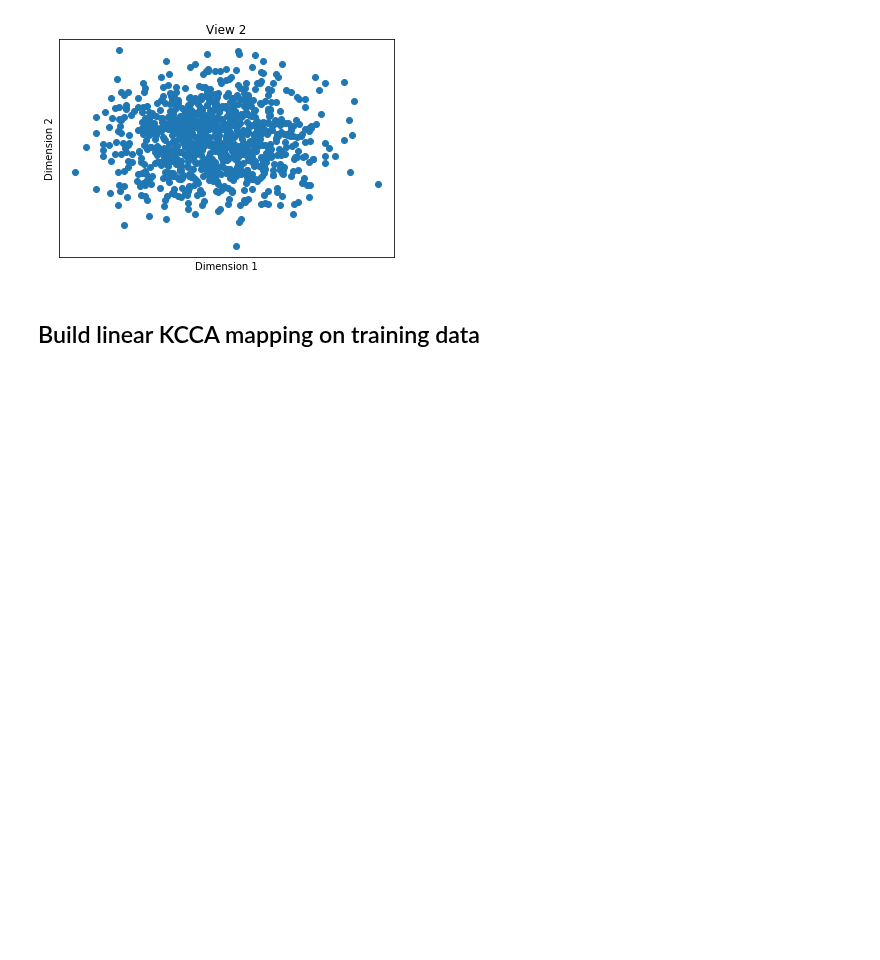
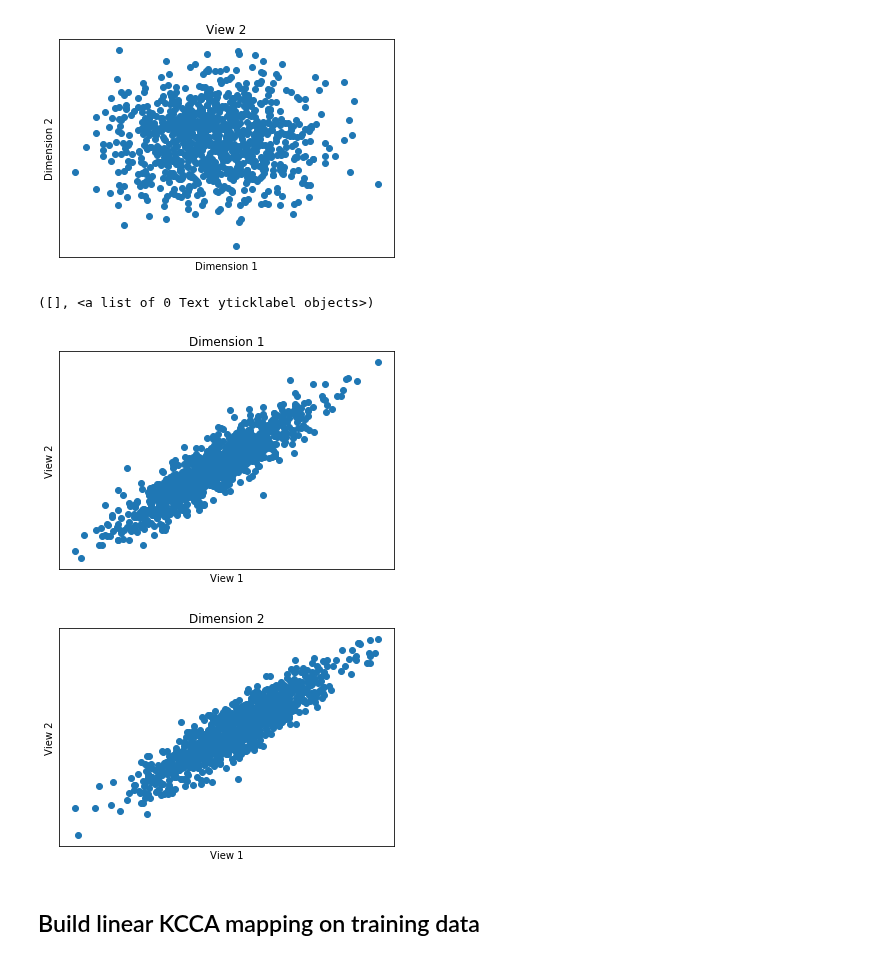
Before and after one commit to mvlearn/mvlearn, a Jupyter notebook: docs/tutorials/embed/linear_kcca_validation_tutorial.ipynb, the cells around one changed output. Cells and saved outputs as stored; diff of their text form; code cells hidden in the pictures; blank space fills up the shorter version.

Commit message:
added high dimensional case with kcca and cca

```diff
--- a/docs/tutorials/embed/linear_kcca_validation_tutorial.ipynb
+++ b/docs/tutorials/embed/linear_kcca_validation_tutorial.ipynb
@@ -59,6 +61,27 @@ plt.yticks([])
 ([], <a list of 0 Text yticklabel objects>)
 [figure]
 [figure]
+# %%
+# We plot dimensions of both views to further show that the first two dimensions are linearly correlated
+fig = plt.figure()
+plt.scatter(view1[:,0],view2[:,0])
+plt.title('Dimension 1')
+plt.xlabel('View 1')
+plt.ylabel('View 2')
+plt.xticks([])
+plt.yticks([])
+
+fig = plt.figure()
+plt.scatter(view1[:,1],view2[:,1])
+plt.title('Dimension 2')
+plt.xlabel('View 1')
+plt.ylabel('View 2')
+plt.xticks([])
+plt.yticks([])
+# %% [output]
+([], <a list of 0 Text yticklabel objects>)
+[figure, added]
+[figure, added]
 # %% [markdown]
 ## Build linear KCCA mapping on training data
 # %% [markdown]
```
Also changed, not shown: parts of 11 cells of this notebook.
